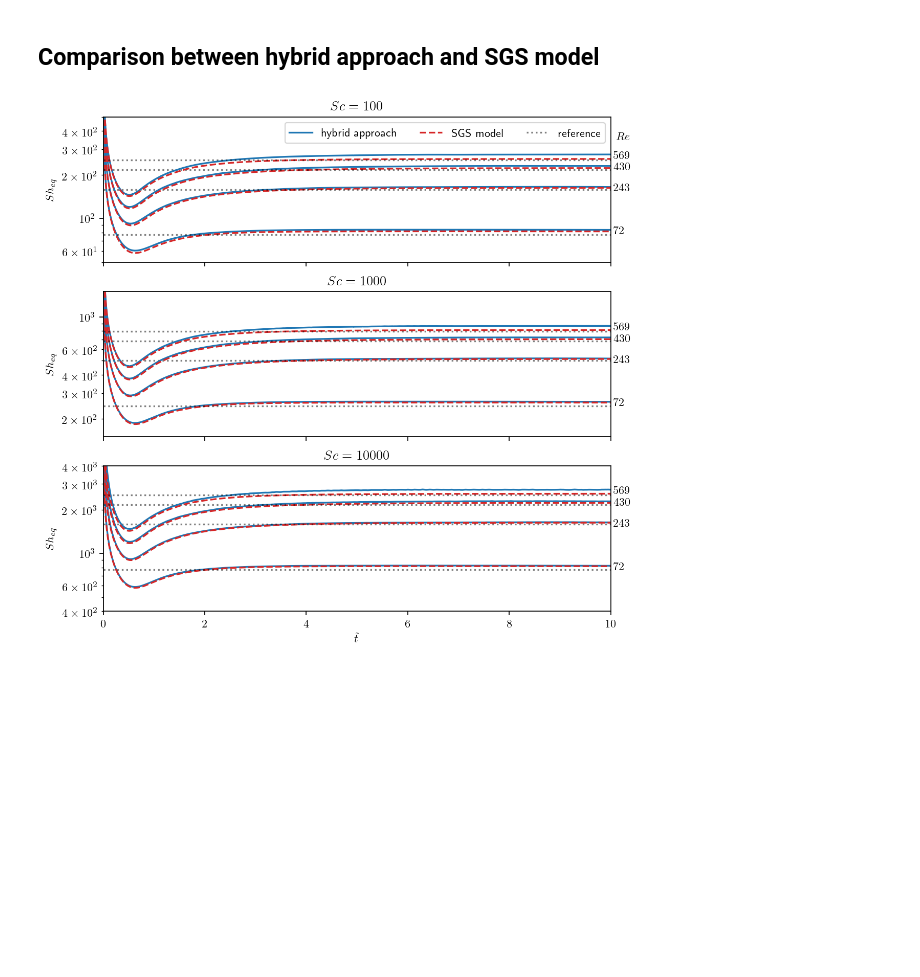
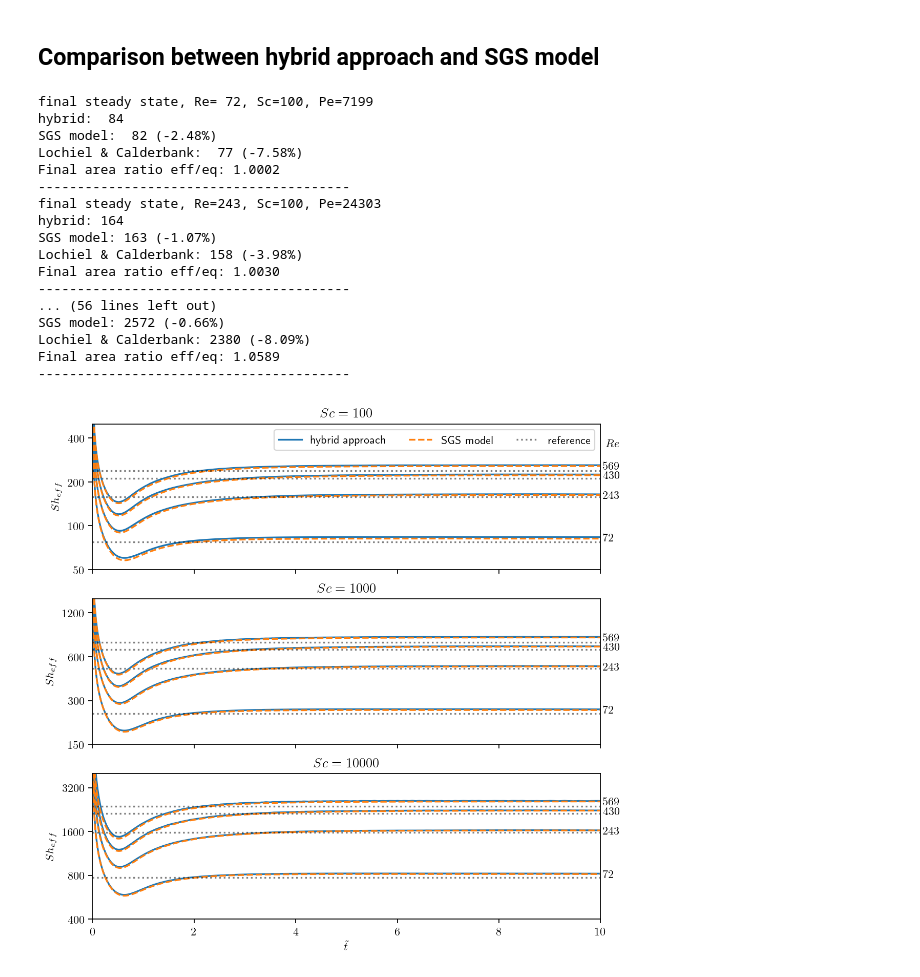
Before and after one commit to AndreWeiner/sgs_model_test_transient, a Jupyter notebook: notebooks/sherwood_numbers.ipynb, the cells around one changed output. Cells and saved outputs as stored; diff of their text form; code cells hidden in the pictures; blank space fills up the shorter version.

```diff
--- a/notebooks/sherwood_numbers.ipynb
+++ b/notebooks/sherwood_numbers.ipynb
@@ -58,0 +102,11 @@ for folder in folders:
+# %%
+sh_local_sgs = {}
+num_timestep = 1.0e-4
+rows = [int(float(t)/num_timestep) for t in times]
+names = np.arange(1, 180, 2)
+
+for case in cases:
+    for sc_num in ["100", "1000", "10000"]:
+        path = data_path_sgs + "LocalSh/{:s}_{:s}/localSh_x".format(case, sc_num)
+        data = pd.read_csv(path, sep=" ", header=None, skiprows=lambda x: x not in rows, usecols=range(90), names=names)
+        sh_local_sgs["{:s}_{:s}".format(case, sc_num)] = data.copy()
@@ -90,11 +171,15 @@ for i, sc in enumerate(["s1", "s2", "s3"]):
     sh_eq_1 = ref_1.Sh_eff*ref_1.area/area_eq
     sh_eq_2 = ref_2.Sh_eff*ref_2.area/area_eq
     sh_ref = sh_lochiel(reynolds[-1], schmidt[i])
-    if i > 1:
+    print("Sc={:3.0f}".format(schmidt[i]))
+    print("hybrid: {:3.0f}".format(np.round(sh_eq_1.values[-1])))
+    print("Lochiel & Calderbank: {:3.0f} ({:3.2f}%)".format(np.round(sh_ref), (sh_ref - sh_eq_1.values[-1]) / sh_eq_1.values[-1] * 100))
+    print("-"*20)
+    if i < 1:
         ax.plot(ref_0.time, sh_eq_0, color="C0", ls="-", label=r"refinement 0".format(schmidt[i]))
         ax.plot(ref_1.time, sh_eq_1, color="C1", ls="--", label=r"refinement 1".format(schmidt[i]))
         ax.plot(ref_2.time, sh_eq_2, color="C2", ls="-.", label=r"refinement 2".format(schmidt[i]))
-        ax.plot([0.0, 10.0], [sh_ref, sh_ref], color="k", ls=":", alpha=0.5, label="reference")
+        ax.plot([0.0, 10.0], [sh_ref, sh_ref], color="k", ls=":", alpha=0.5, label="Lochiel \& Calderbank")
         ax.axvline(ref_2.time.values[-1], ls="--", color="k", alpha=0.5)
         ax.text(ref_2.time.values[-1]+0.1, 1250, "ref. 2 simulation stopped", alpha=0.5)
     else:
@@ -120,37 +471,68 @@ plt.savefig(output_path + "sh_glob_mesh_dep_hybrid.pdf", bbox_inches="tight")
 # %%
 fig, axarr = plt.subplots(3, 1, figsize=(8, 8), sharex=True)
 
 time_sgs = np.linspace(0.0, 10.0, 1e5)
 l_bounds = [50, 150, 400]
 u_bounds = [500, 1500, 4000]
+ticks = [
+    [50, 100, 200, 400],
+    [150, 300, 600, 1200],
+    [400, 800, 1600, 3200]
+]
 
 for i, (sc, sc_num) in enumerate(zip(["s1", "s2", "s3"], [100, 1000, 10000])):
     for j, case in enumerate(cases):
         # hybrid approach
         data = sh_glob_hybrid[data_path_hybrid + case + "_ref_1/globalSh_" + sc + ".csv"]
-        sh_eq = data.Sh_eff.values * data.area.values / area_eq
+        sh_eff = data.Sh_eff
         # sgs model
         data_sgs = sh_glob_sgs["{:s}_{:d}".format(case, sc_num)]
         # correlation
-        sh_ref = sh_lochiel(reynolds[j], schmidt[i])
+        sh_ref = sh_lochiel(reynolds[j], schmidt[i]) * area_eq / data.area.values[-1]
+        print("final steady state, Re={:3.0f}, Sc={:3.0f}, Pe={:3.0f}".format(np.round(reynolds[j]), np.round(schmidt[i]), np.round(reynolds[j]*schmidt[i])))
+        print("hybrid: {:3.0f}".format(np.round(sh_eff.values[-1])))
+        print("SGS model: {:3.0f} ({:3.2f}%)".format(np.round(data_sgs.Sh.values[-1]), (data_sgs.Sh.values[-1] - sh_eff.values[-1]) / sh_eff.values[-1] * 100))
+        print("Lochiel & Calderbank: {:3.0f} ({:3.2f}%)".format(np.round(sh_ref), (sh_ref - sh_eff.values[-1]) / sh_eff.values[-1] * 100))
+        print("Final area ratio eff/eq: {:1.4f}".format(np.round(data.area.values[-1] / area_eq, 4)))
+        print("-"*40)
         if i==0 and j==0:
-            axarr[i].plot(data.time, sh_eq, color="C0", ls="-", label=r"hybrid approach")
-            axarr[i].plot(data_sgs.time, data_sgs.Sh, color="C3", ls="--", label=r"SGS model")
+            axarr[i].plot(data.time, sh_eff, color="C0", ls="-", label=r"hybrid approach")
+            axarr[i].plot(data_sgs.time, data_sgs.Sh, color="C1", ls="--", label=r"SGS model")
             axarr[i].plot([0.0, 10.0], [sh_ref, sh_ref], color="k", ls=":", alpha=0.5, label="reference")
         else:
-            axarr[i].plot(data.time, sh_eq, color="C0", ls="-")
-            axarr[i].plot(data_sgs.time, data_sgs.Sh, color="C3", ls="--")
+            axarr[i].plot(data.time, sh_eff, color="C0", ls="-")
+            axarr[i].plot(data_sgs.time, data_sgs.Sh, color="C1", ls="--")
             axarr[i].plot([0.0, 10.0], [sh_ref, sh_ref], color="k", ls=":", alpha=0.5)
-        axarr[i].text(10.05, 0.94*sh_eq[-1], r"${:3.0f}$".format(np.round(reynolds[j], 0)))
-    axarr[i].set_ylabel(r"$Sh_{eq}$")
+        axarr[i].text(10.05, 0.94*sh_eff.values[-1], r"${:3.0f}$".format(np.round(reynolds[j], 0)))
+    axarr[i].set_ylabel(r"$Sh_{eff}$")
     axarr[i].set_yscale("log")
     axarr[i].set_xlim(0.0, 10.0)
     axarr[i].set_ylim(l_bounds[i], u_bounds[i])
+    axarr[i].set_yticks(ticks[i], minor=False)
+    axarr[i].set_yticks([], minor=True)
+    axarr[i].yaxis.set_major_formatter(ticker.FormatStrFormatter(r"$%3.0f$"))
     axarr[i].set_title(r"$Sc={:4.0f}$".format(schmidt[i]))
 
 axarr[0].text(10.1, 350, r"$Re$")
 axarr[0].legend(ncol=3, loc=0)
 axarr[-1].set_xlabel(r"$\tilde{t}$")
 plt.savefig(output_path + "sh_glob_comparison.pdf", bbox_inches="tight")
 # %% [output]
+final steady state, Re= 72, Sc=100, Pe=7199
+hybrid:  84
+SGS model:  82 (-2.48%)
+Lochiel & Calderbank:  77 (-7.58%)
+Final area ratio eff/eq: 1.0002
+----------------------------------------
+final steady state, Re=243, Sc=100, Pe=24303
+hybrid: 164
+SGS model: 163 (-1.07%)
+Lochiel & Calderbank: 158 (-3.98%)
+Final area ratio eff/eq: 1.0030
+----------------------------------------
+... (56 lines left out)
+SGS model: 2572 (-0.66%)
+Lochiel & Calderbank: 2380 (-8.09%)
+Final area ratio eff/eq: 1.0589
+----------------------------------------
-[figure, old version]
+[figure, new version]
```
Also changed, not shown: parts of 18 cells of this notebook.
